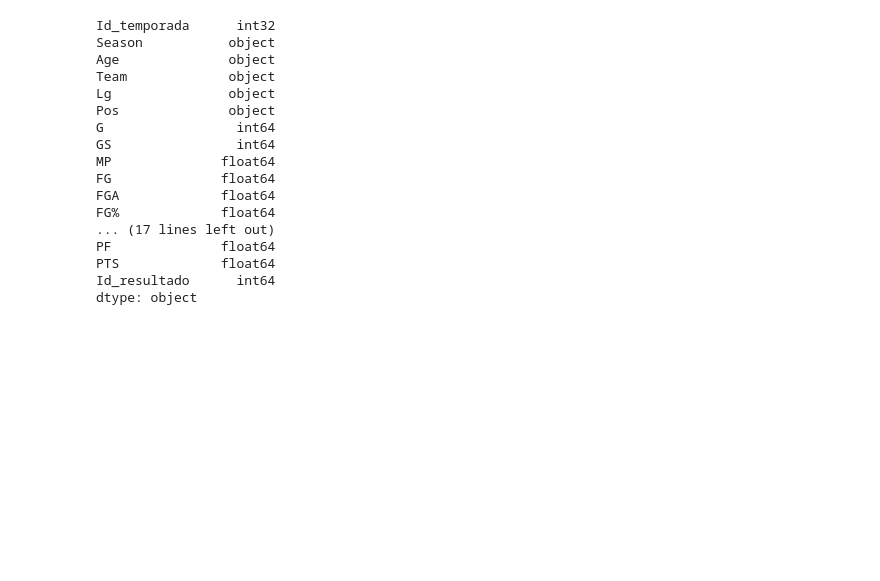
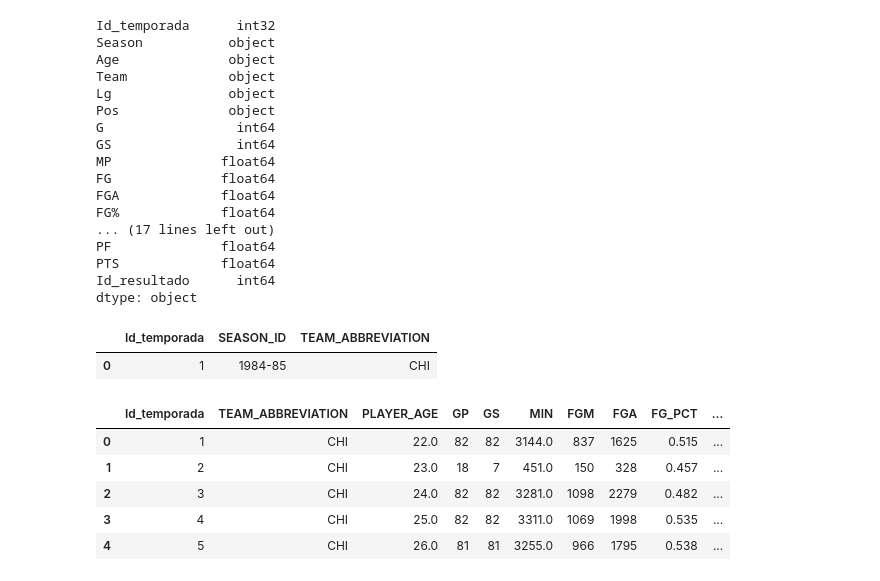
Before and after one commit to ngcarvajall/Proyecto5-GOAT_MJ_LJ, a Jupyter notebook: Notebooks/Transform.ipynb, the cells around one changed output. Saved outputs shown, nothing was run; the diff lists cells and outputs as text; code cells hidden in the pictures; blank space fills up the shorter version.

```diff
--- a/Notebooks/Transform.ipynb
+++ b/Notebooks/Transform.ipynb
@@ -565,0 +618,5 @@ dtype: object
+# %%
+df_temporadas_jordan.head(1)
+# %% [output]
+|  | Id_temporada | SEASON_ID | TEAM_ABBREVIATION |
+| 0 | 1 | 1984-85 | CHI |
@@ -565,0 +625,2 @@ dtype: object
+# %%
+df_regular_season_jordan = df_regular_season_jordan.drop(columns=['PLAYER_ID', 'SEASON_ID', 'LEAGUE_ID', 'TEAM_ID'])
@@ -565,0 +629,9 @@ dtype: object
+# %%
+df_regular_season_jordan.head()
+# %% [output]
+|  | Id_temporada | TEAM_ABBREVIATION | PLAYER_AGE | GP | GS | MIN | FGM | FGA | FG_PCT | ... |
+| 0 | 1 | CHI | 22.0 | 82 | 82 | 3144.0 | 837 | 1625 | 0.515 | ... |
+| 1 | 2 | CHI | 23.0 | 18 | 7 | 451.0 | 150 | 328 | 0.457 | ... |
+| 2 | 3 | CHI | 24.0 | 82 | 82 | 3281.0 | 1098 | 2279 | 0.482 | ... |
+| 3 | 4 | CHI | 25.0 | 82 | 82 | 3311.0 | 1069 | 1998 | 0.535 | ... |
+| 4 | 5 | CHI | 26.0 | 81 | 81 | 3255.0 | 966 | 1795 | 0.538 | ... |
```
Also changed, not shown: parts of 22 cells of this notebook, 10 other files.
